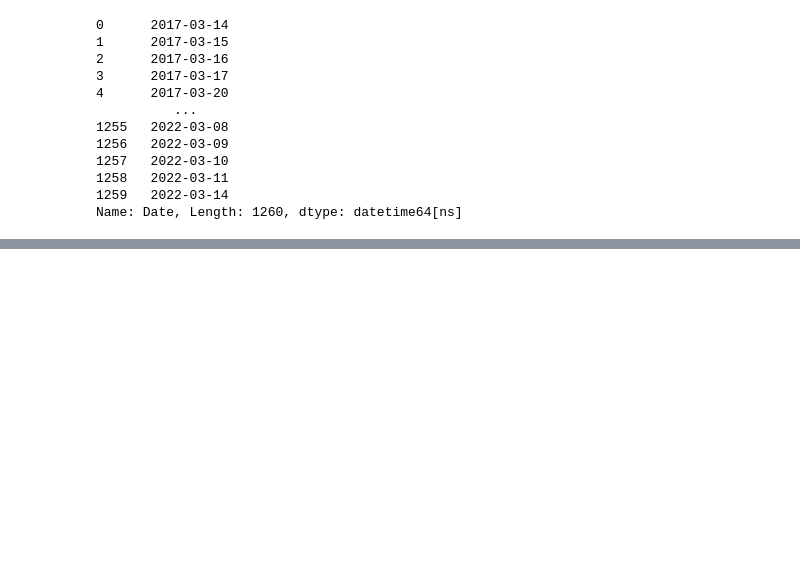
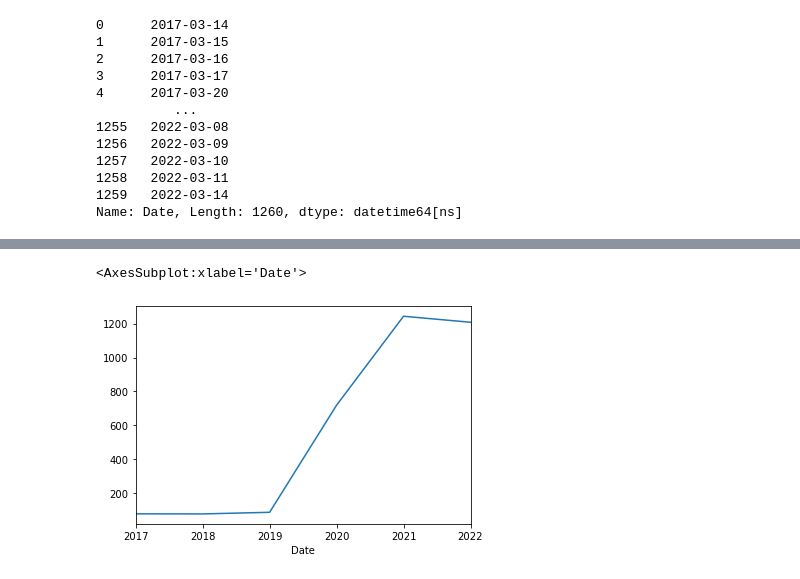
Before and after one commit to veerandra7/time_series_full_with_implementation, a Jupyter notebook: 01_time_series_eda.ipynb, the cells around one changed output, grey strips where cells are left out. Saved outputs shown, nothing was run; the diff lists cells and outputs as text; code cells hidden in the pictures; blank space fills up the shorter version.

```diff
--- a/01_time_series_eda.ipynb
+++ b/01_time_series_eda.ipynb
@@ -225,0 +349,7 @@ Name: Date, Length: 1260, dtype: datetime64[ns]
+# %%
+#Business end frequency
+
+df_tesla.resample(rule='BA').max()['High'].plot()
+# %% [output]
+<AxesSubplot:xlabel='Date'>
+[figure, added]
```
Also changed, not shown: parts of 26 cells of this notebook.
